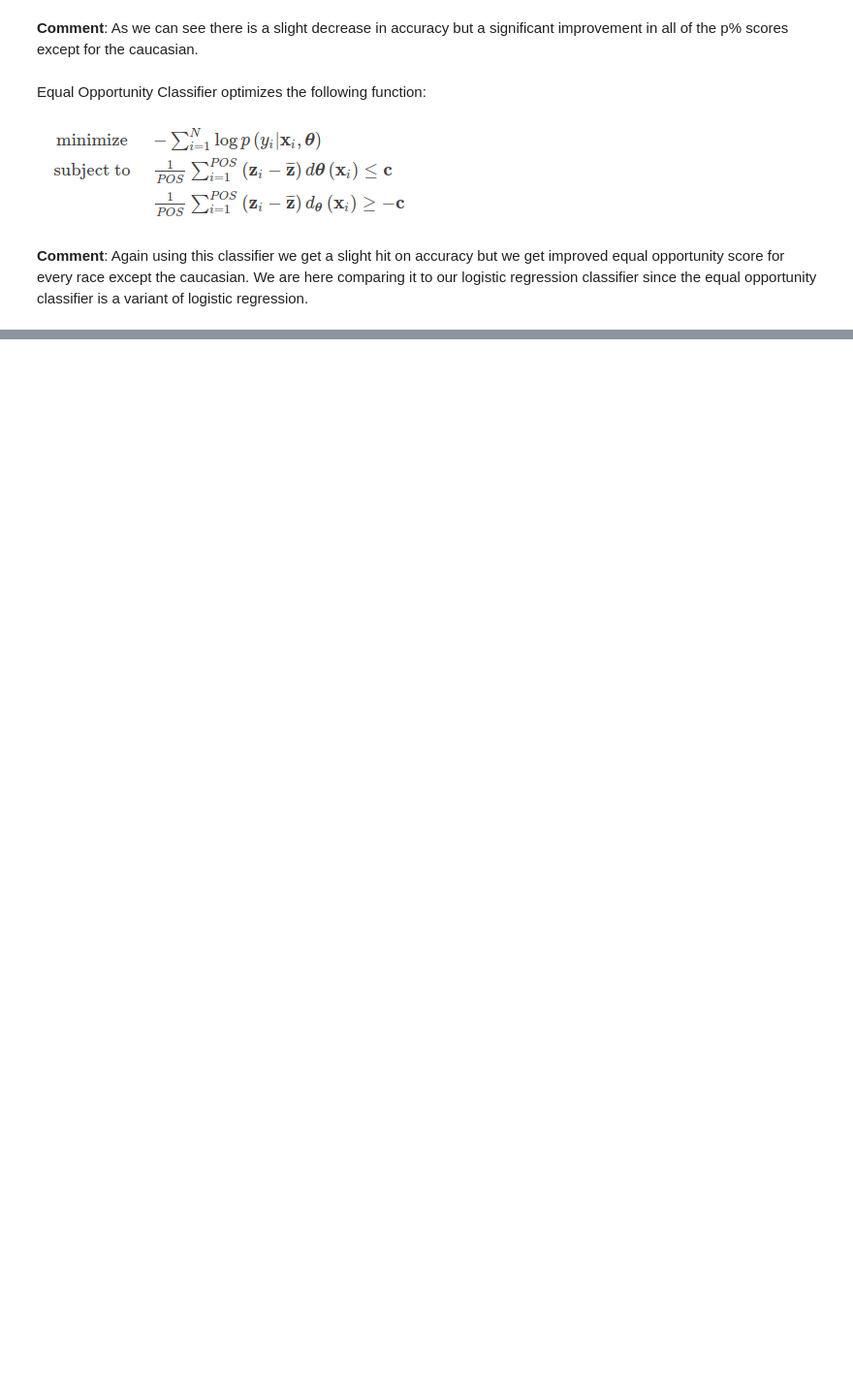
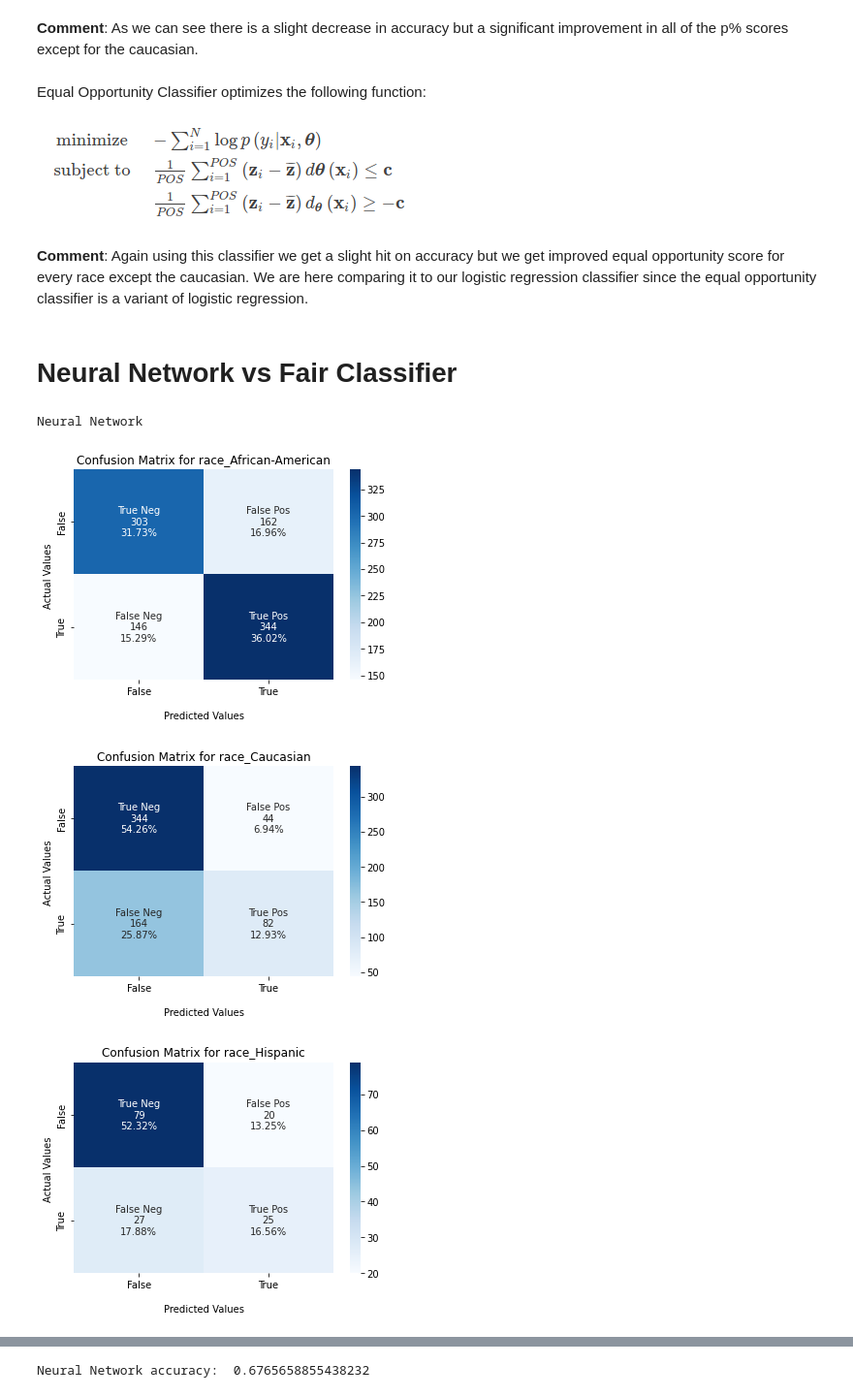
Before and after one commit to GuilhermeGPGil/ProPublica-COMPAS-Dataset-Analysis, a Jupyter notebook: Proj.ipynb, the cells around one changed output, grey strips where cells are left out. Shown at 97% size. Saved outputs shown, nothing was run; the diff lists cells and outputs as text; code cells hidden in the pictures; blank space fills up the shorter version.

```diff
--- a/Proj.ipynb
+++ b/Proj.ipynb
@@ -350,0 +490,7 @@ For the following parts of this project we will focus on the biases regarding ra
+# %%
+races = ["African-American","Caucasian"]
+
+print("Universal threshold of 5")
+for race in races:
+    aux_df = dfr.loc[dfr['race'] == race]
+    makeCM(aux_df,race)
@@ -871,3 +1031,15 @@ print("Equal opportunity score for Hispanic feature: " + str(equal_opportunity_s
 print("Equal opportunity score for Other Race feature: " + str(equal_opportunity_score(sensitive_column="race_Other")(clf, X,Y)))
 # %% [markdown]
 **Comment**: Again using this classifier we get a slight hit on accuracy but we get improved equal opportunity score for every race except the caucasian. We are here comparing it to our logistic regression classifier since the equal opportunity classifier is a variant of logistic regression.
+# %% [markdown]
+# Neural Network vs Fair Classifier
+# %%
+print("Neural Network")
+SetupMatrix(model, 1)
+score = model.evaluate(X_test, y_test, verbose=0)
+print("Neural Network accuracy: ", score[1])
+# %% [output]
+Neural Network
+[figure, added]
+[figure, added]
+[figure, added]
@@ -873,0 +1047 @@ print("Equal opportunity score for Other Race feature: " + str(equal_opportunity
+Neural Network accuracy:  0.6765658855438232
```
Also changed, not shown: parts of 31 cells of this notebook.
